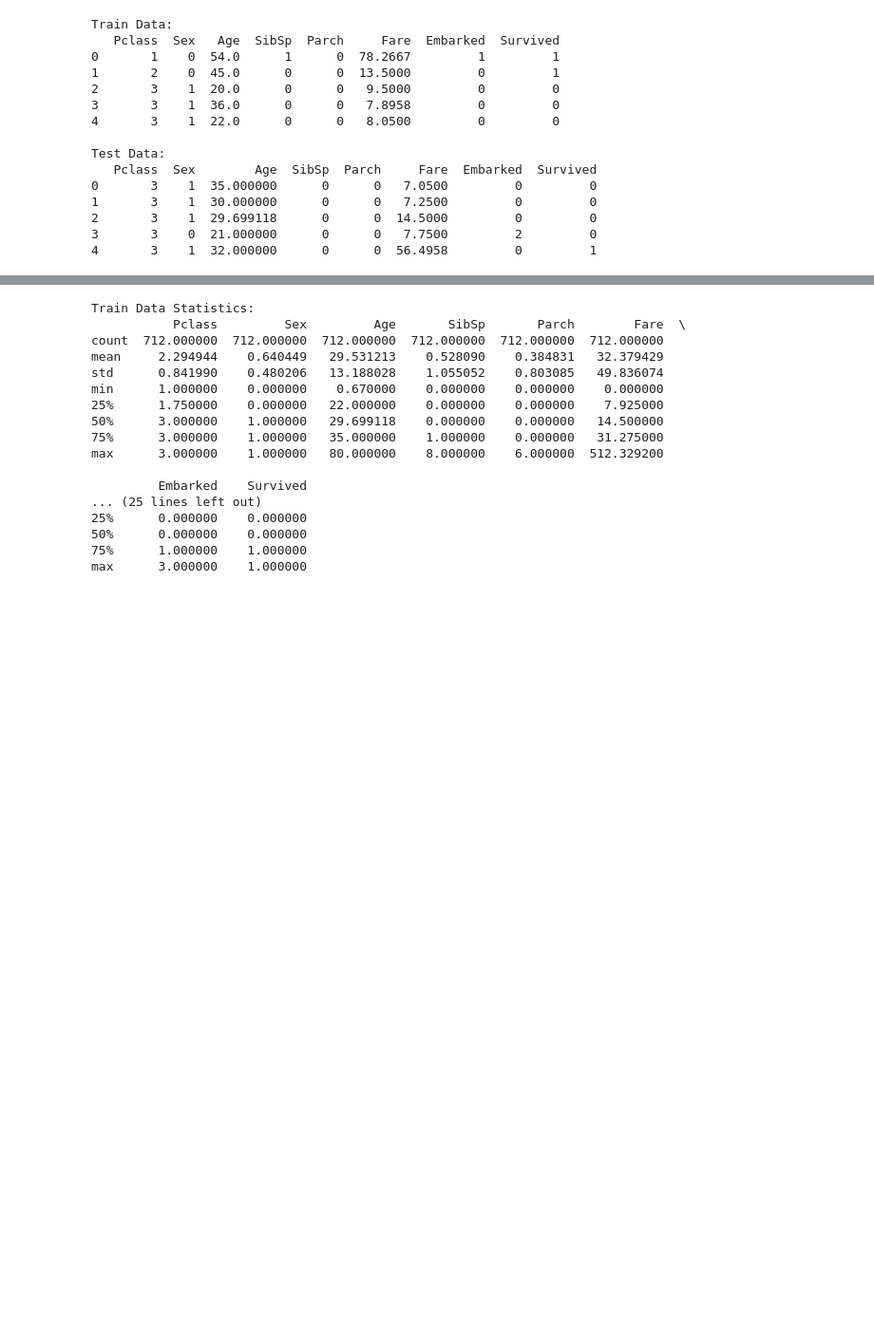
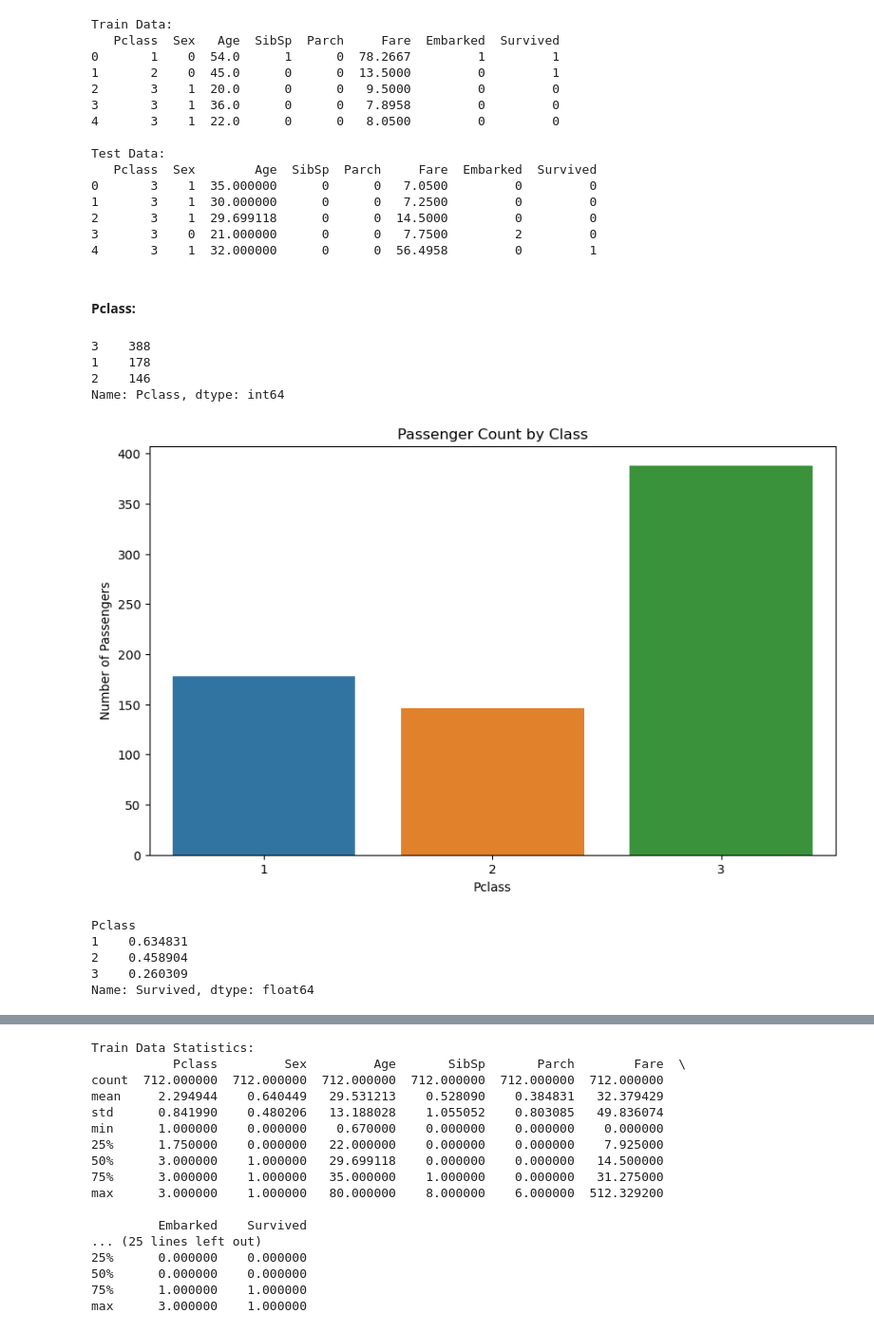
Before and after one commit to Deftera186/Titanic-ML, a Jupyter notebook: Assignment2_supervised_learning_flow.ipynb, the cells around one changed output, grey strips where cells are left out. Shown at 95% size. Drawn from its saved outputs; the diff is of its cells as text; code cells hidden in the pictures; blank space fills up the shorter version.

```diff
--- a/Assignment2_supervised_learning_flow.ipynb
+++ b/Assignment2_supervised_learning_flow.ipynb
@@ -43,3 +46,31 @@ Test Data:
 2       3    1  29.699118      0      0  14.5000         0         0
 3       3    0  21.000000      0      0   7.7500         2         0
 4       3    1  32.000000      0      0  56.4958         0         1
+# %% [markdown]
+#### Pclass:
+# %%
+pclass_counts = train_data.Pclass.value_counts()
+print(pclass_counts)
+# %% [output]
+3    388
+1    178
+2    146
+Name: Pclass, dtype: int64
+# %%
+plt.figure(figsize=(10, 6))
+sns.countplot(x='Pclass', data=train_data)
+plt.title('Passenger Count by Class')
+plt.xlabel('Pclass')
+plt.ylabel('Number of Passengers')
+plt.show()
+# %% [output]
+[figure, added]
+# %%
+survival_rates_Pclass = train_data.groupby('Pclass')['Survived'].mean()
+print(survival_rates_Pclass)
+# %% [output]
+Pclass
+1    0.634831
+2    0.458904
+3    0.260309
+Name: Survived, dtype: float64
```
Also changed, not shown: parts of 18 cells of this notebook.
